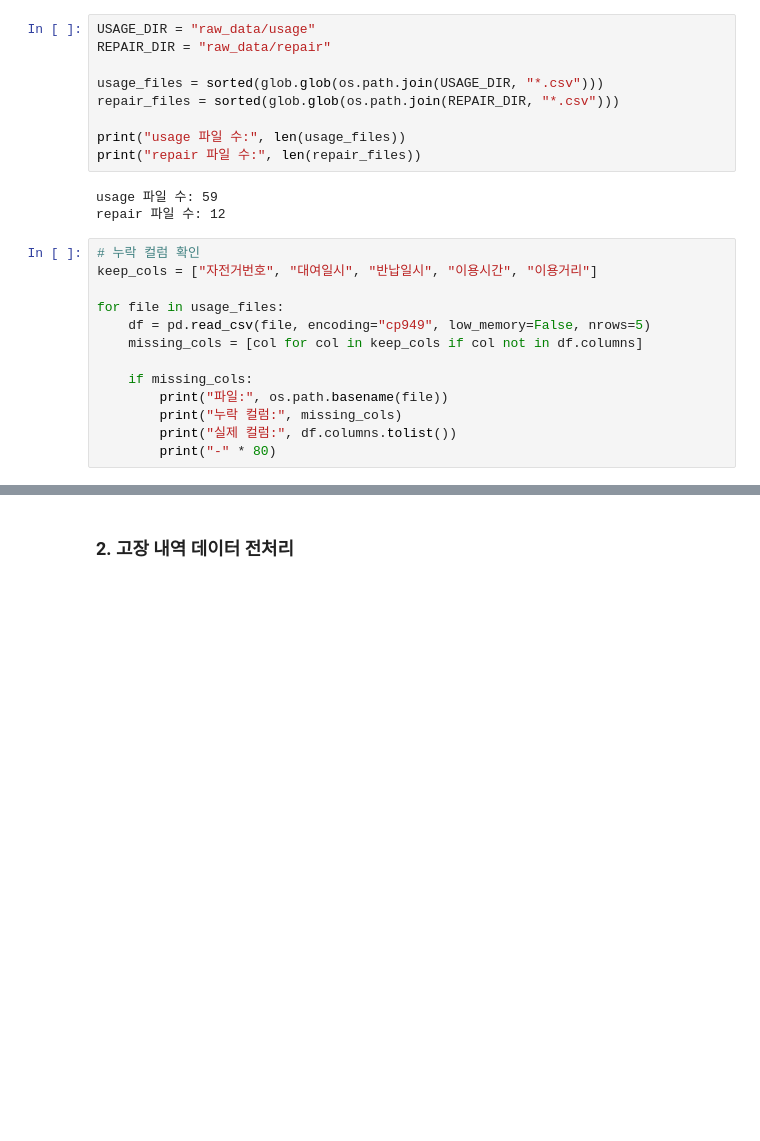
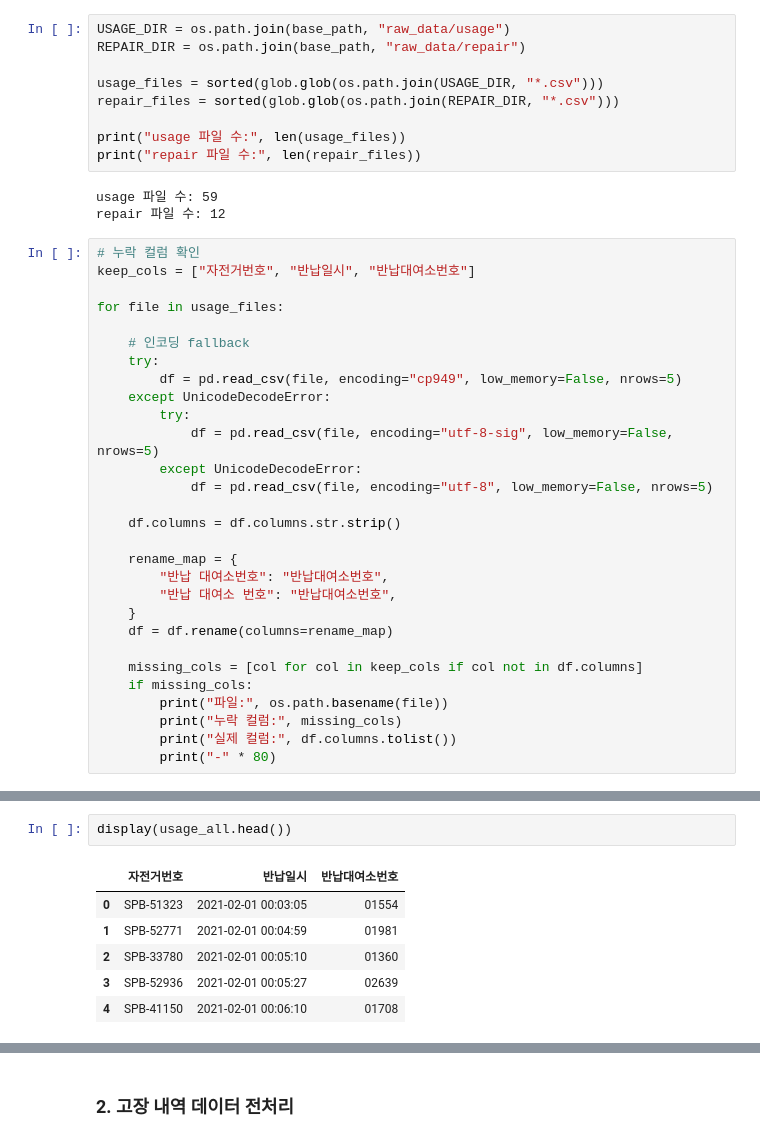
Before and after one commit to Jinx921/26-1_BITAmin_project, a Jupyter notebook: data_eda.ipynb, the cells around one changed output, grey strips where cells are left out. Saved outputs shown, nothing was run; the diff lists cells and outputs as text; blank space fills up the shorter version.

```diff
--- a/data_eda.ipynb
+++ b/data_eda.ipynb
@@ -15,8 +15,8 @@ import glob
 import pandas as pd
 import numpy as np
 # %%
-USAGE_DIR = "raw_data/usage"
-REPAIR_DIR = "raw_data/repair"
+USAGE_DIR = os.path.join(base_path, "raw_data/usage")
+REPAIR_DIR = os.path.join(base_path, "raw_data/repair")
 
 usage_files = sorted(glob.glob(os.path.join(USAGE_DIR, "*.csv")))
 repair_files = sorted(glob.glob(os.path.join(REPAIR_DIR, "*.csv")))
@@ -28,12 +28,28 @@ usage 파일 수: 59
 repair 파일 수: 12
 # %%
 # 누락 컬럼 확인
-keep_cols = ["자전거번호", "대여일시", "반납일시", "이용시간", "이용거리"]
+keep_cols = ["자전거번호", "반납일시", "반납대여소번호"]
 
 for file in usage_files:
-    df = pd.read_csv(file, encoding="cp949", low_memory=False, nrows=5)
+
+    # 인코딩 fallback
+    try:
+        df = pd.read_csv(file, encoding="cp949", low_memory=False, nrows=5)
+    except UnicodeDecodeError:
+        try:
+            df = pd.read_csv(file, encoding="utf-8-sig", low_memory=False, nrows=5)
+        except UnicodeDecodeError:
+            df = pd.read_csv(file, encoding="utf-8", low_memory=False, nrows=5)
+
+    df.columns = df.columns.str.strip()
+
+    rename_map = {
+        "반납 대여소번호": "반납대여소번호",
+        "반납 대여소 번호": "반납대여소번호",
+    }
+    df = df.rename(columns=rename_map)
+
     missing_cols = [col for col in keep_cols if col not in df.columns]
-
     if missing_cols:
         print("파일:", os.path.basename(file))
         print("누락 컬럼:", missing_cols)
@@ -128,3 +129,12 @@ print("전체 shape:", usage_all.shape)
+# %%
+display(usage_all.head())
+# %% [output]
+|  | 자전거번호 | 반납일시 | 반납대여소번호 |
+| 0 | SPB-51323 | 2021-02-01 00:03:05 | 01554 |
+| 1 | SPB-52771 | 2021-02-01 00:04:59 | 01981 |
+| 2 | SPB-33780 | 2021-02-01 00:05:10 | 01360 |
+| 3 | SPB-52936 | 2021-02-01 00:05:27 | 02639 |
+| 4 | SPB-41150 | 2021-02-01 00:06:10 | 01708 |
 # %%
 # 결측치 확인
 usage_all.isna().sum()
```
Also changed, not shown: parts of 35 cells of this notebook, 1 other file.
